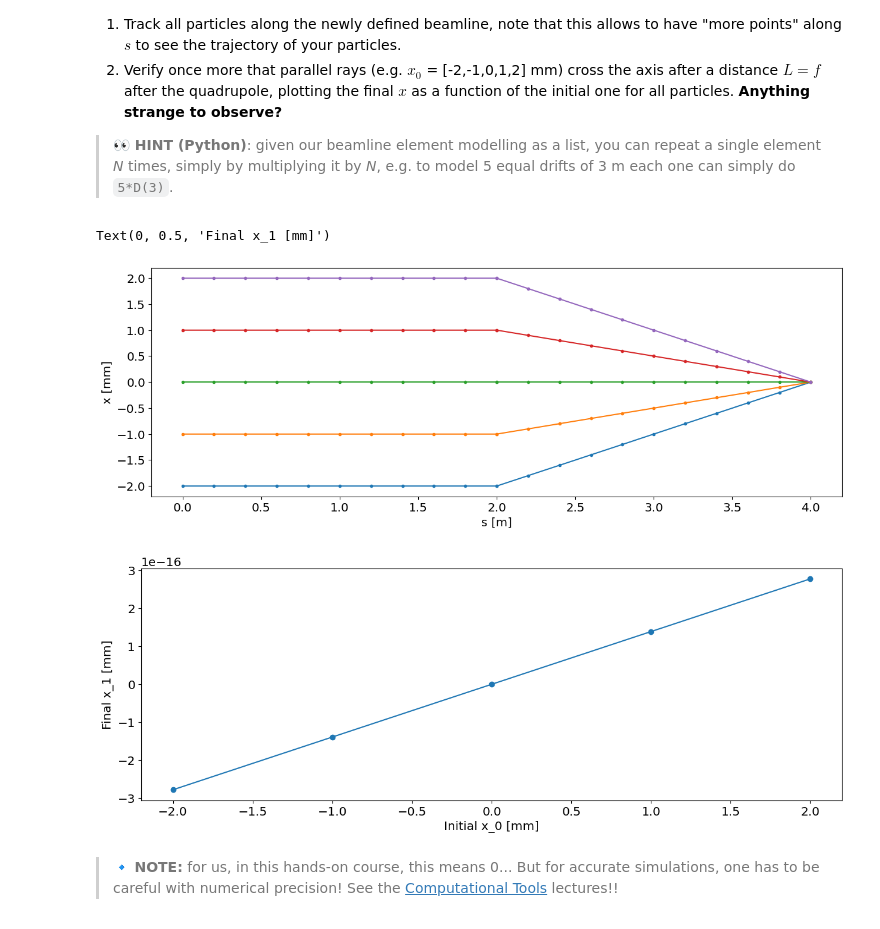
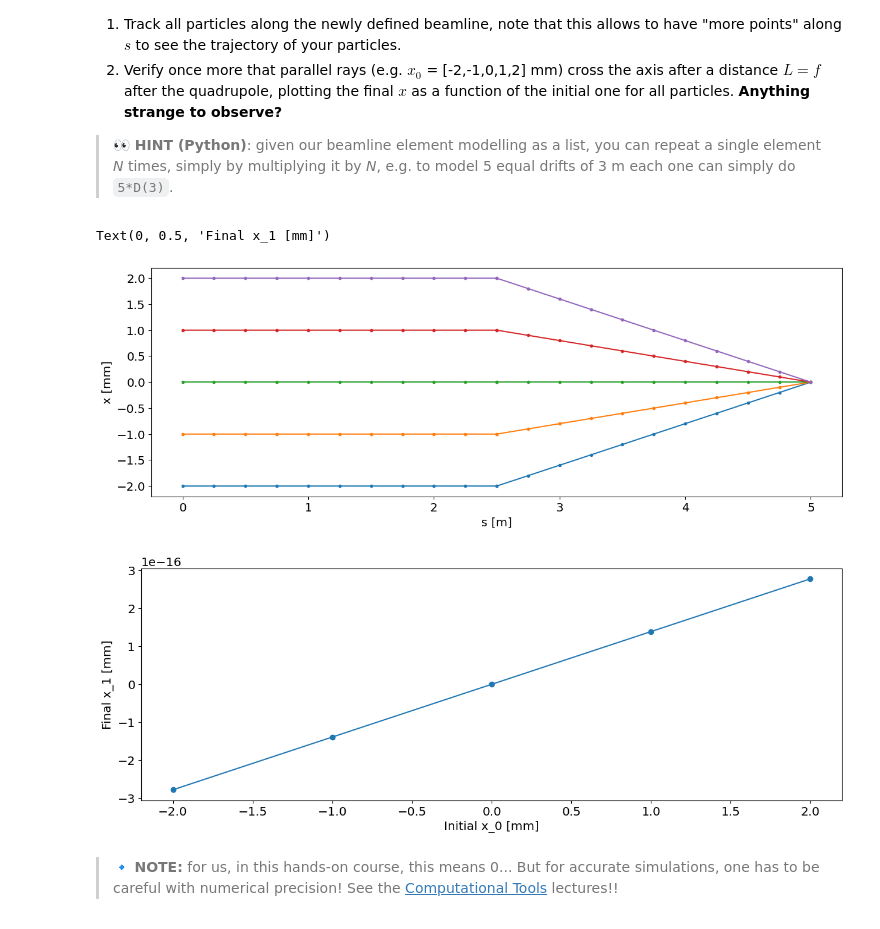
Before and after one commit to cerncas/hands-on-lattice-exercises, a Jupyter notebook: solutions/01_Single_Particle_solutions.ipynb, the cells around one changed output. Drawn from its saved outputs; the diff is of its cells as text; code cells hidden in the pictures.

```diff
--- a/solutions/01_Single_Particle_solutions.ipynb
+++ b/solutions/01_Single_Particle_solutions.ipynb
@@ -397,31 +397,31 @@ Let's consider again the beamline from [First Guided Exercise](#first-guided-exe
 # %%
 # Particles definition:
 X_0 = np.array([ [-2, -1, 0, 1, 2],
                  [ 0,  0, 0, 0, 0] ])
 
 # Beamline definition:
-f = 2  # [m]
+f = 2.5  # [m]
 # NOTE! You can repeat one element with *
 beamline = 10 * D(f / 10) + Q(f) + 10 * D(f / 10)
 
 # tracking
 tracked_data = transportParticles(X_0, beamline)
 
 # plotting as a function of s along the beamline
 plt.figure()
 plt.plot(tracked_data["s"], tracked_data["x"], ".-")
 plt.xlabel("s [m]")
 plt.ylabel("x [mm]")
 
 # plotting of final x coordinate as a function of initial one
 plt.figure()
 plt.plot(tracked_data["x"][0, :], tracked_data["x"][-1, :], "o-")
 plt.xlabel("Initial x_0 [mm]")
 plt.ylabel("Final x_1 [mm]")
 # Note the exponents on the y-axis... what is this?!?!
 # %% [output]
 Text(0, 0.5, 'Final x_1 [mm]')
-[figure, old version]
+[figure, new version]
 [figure]
 # %% [markdown]
 > 🔹 **NOTE:** for us, in this hands-on course, this means 0... But for accurate simulations, one has to be careful with numerical precision! See the [Computational Tools](https://indico.cern.ch/event/1483926/contributions/6252871/) lectures!!
```
Also changed, not shown: parts of 2 cells of this notebook, 8 other files.
